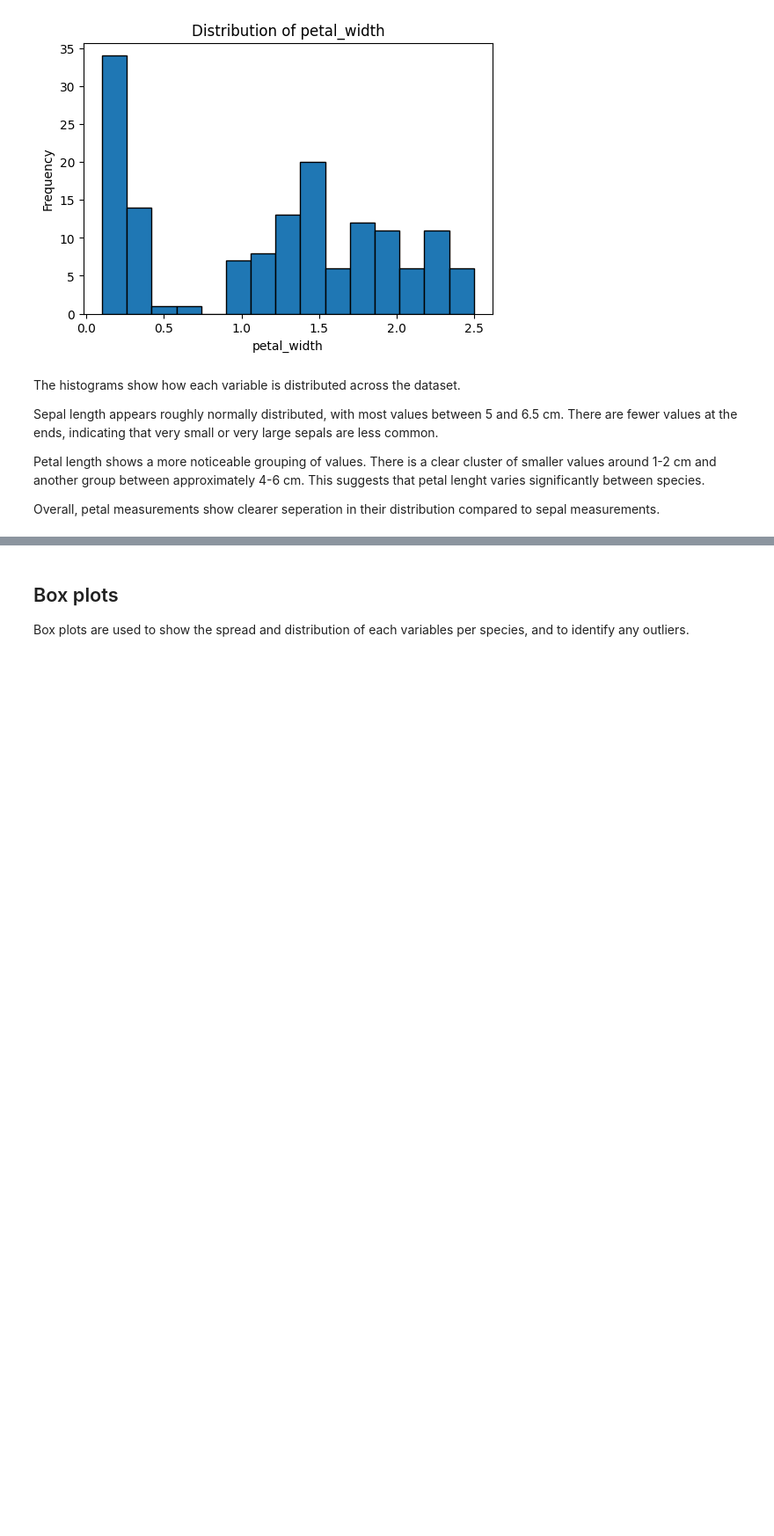
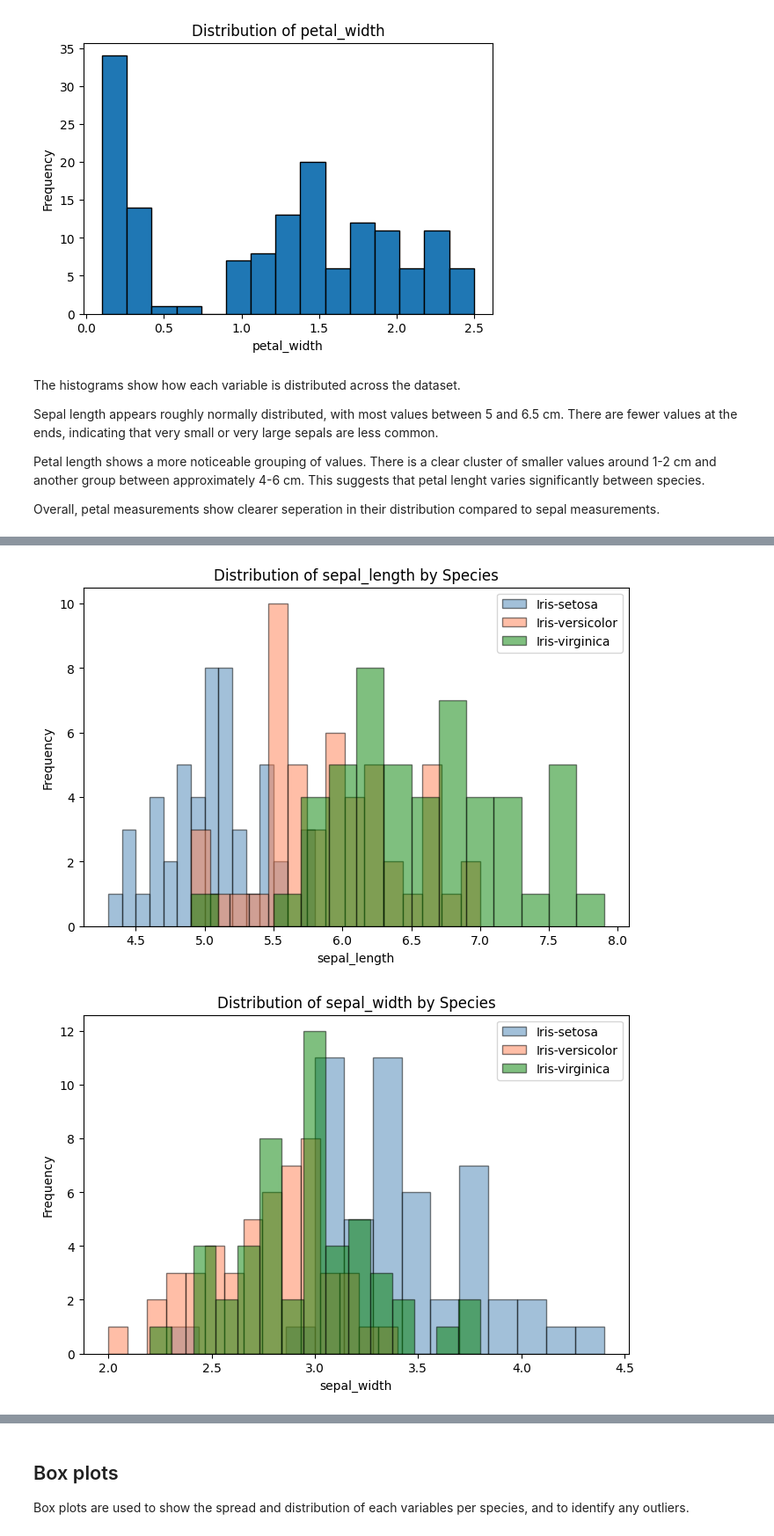
Before and after one commit to aiswarialajan124-png/programming_scripting-pands-project, a Jupyter notebook: analysis.ipynb, the cells around one changed output, grey strips where cells are left out. Shown at 88% size. Drawn from its saved outputs; the diff is of its cells as text; code cells hidden in the pictures; blank space fills up the shorter version.

Commit message:
Created histograms by species

```diff
--- a/analysis.ipynb
+++ b/analysis.ipynb
@@ -134,0 +138,29 @@ Overall, petal measurements show clearer seperation in their distribution compar
+# %%
+features = ["sepal_length", "sepal_width", "petal_length", "petal_width"]
+species_list = df["species"].unique()
+colors = ["steelblue", "coral", "green"]
+
+for feature in features:
+    plt.figure(figsize=(8, 5))
+
+    for species, color in zip(species_list, colors):
+        subset = df[df["species"] == species]
+        plt.hist(
+            subset[feature],
+            bins=15,
+            alpha=0.5,
+            label=species,
+            color=color,
+            edgecolor="black"
+        )
+
+    plt.title(f"Distribution of {feature} by Species")
+    plt.xlabel(feature)
+    plt.ylabel("Frequency")
+    plt.legend()
+
+    plt.savefig(os.path.join(OUTPUT_DIR, f"{feature}_hist_by_species.png"))
+    plt.show()
+# %% [output]
+[figure, added]
+[figure, added]
```
Also changed, not shown: parts of 2 cells of this notebook, 4 other files.
